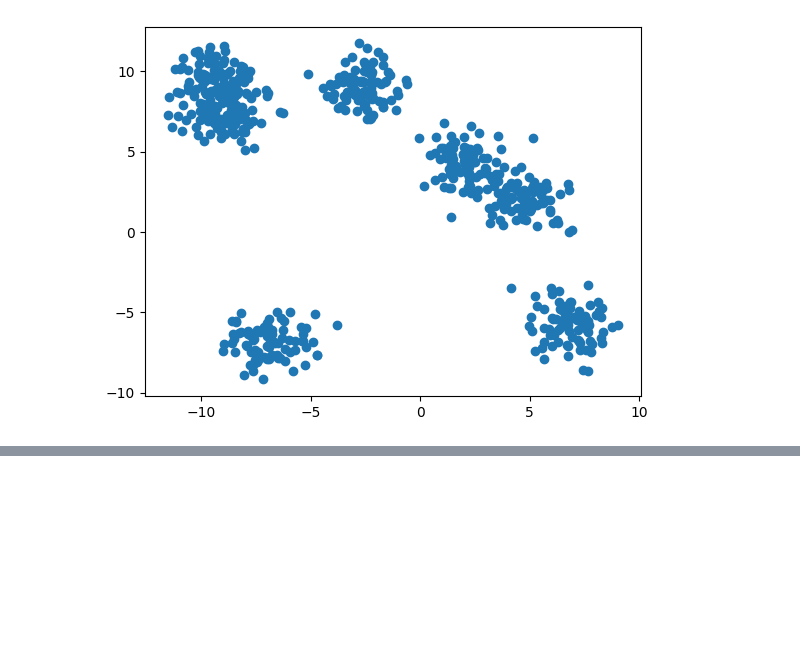
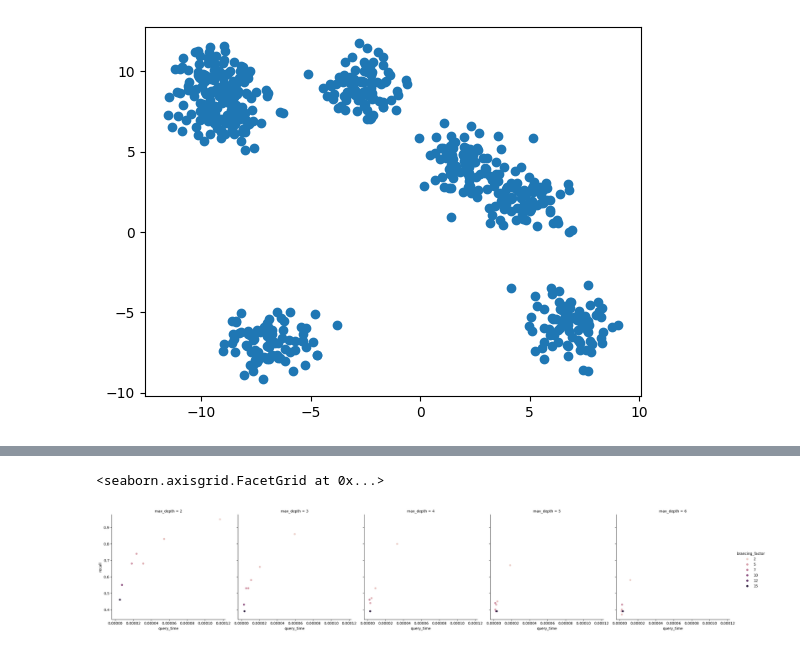
Before and after one commit to Thermite10k/HKM, a Jupyter notebook: main.ipynb, the cells around one changed output, grey strips where cells are left out. Cells and saved outputs as stored; diff of their text form; code cells hidden in the pictures; blank space fills up the shorter version.

```diff
--- a/main.ipynb
+++ b/main.ipynb
@@ -188,0 +499,12 @@ plt.show()
+# %%
+sns.relplot(
+    data=df_2,
+    x="query_time",
+    y="recall",
+    hue="brancing_factor",
+    col="max_depth",
+    kind="scatter"
+)
+# %% [output]
+<seaborn.axisgrid.FacetGrid at 0x...>
+[figure, added]
```
Also changed, not shown: parts of 30 cells of this notebook, 2 other files.
